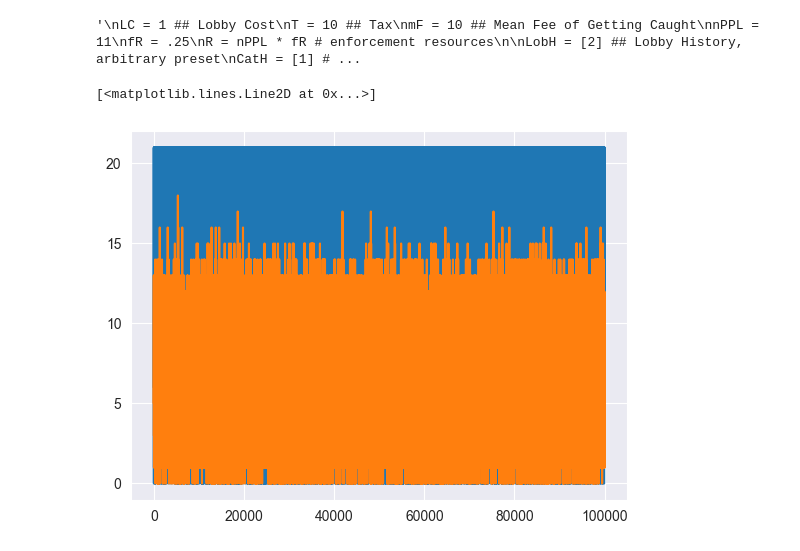
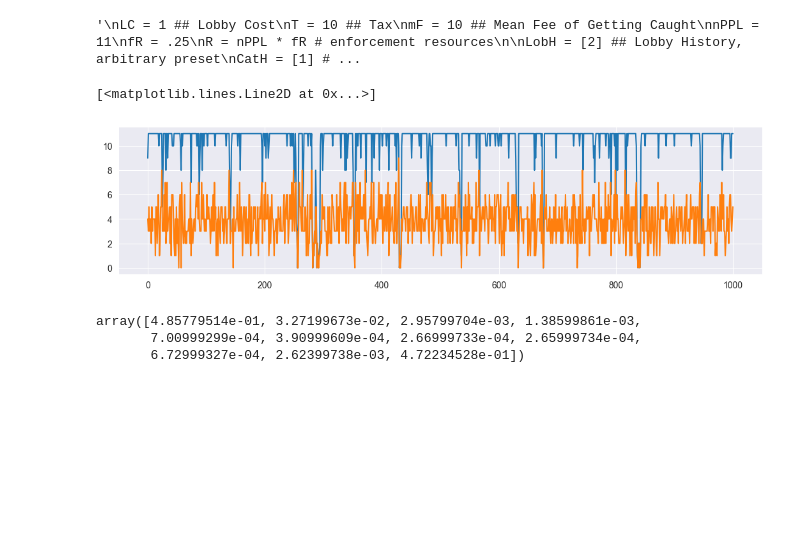
Before and after one commit to JTayMilli/391X, a Jupyter notebook: BoringDynamics.ipynb, the cells around one changed output. Cells and saved outputs as stored; diff of their text form; code cells hidden in the pictures; blank space fills up the shorter version.

```diff
--- a/BoringDynamics.ipynb
+++ b/BoringDynamics.ipynb
@@ -54,10 +61,10 @@ def it(LobH, CatH, LC, T, mF, nPPL, fR):
     LobH.append(0)
     CatH.append(0)
     for i in range(0,nPPL+1):
-        if -T < (ps * -LC) + ((1-ps) * (-T - LC - (mF * np.random.normal(loc = 1, scale = 1.5)))):
+        if -T < (ps * -LC) + ((1-ps) * (-T - LC - (np.random.normal(loc = mF, scale = 1)))):
             LobH[t] = LobH[t] + 1
 
-    for i in range(0,LobH[t]+1):
+    for i in range(0,LobH[t]):
         if random.random() < pCat(nPPL = nPPL, fR = fR, LobH = LobH):
             CatH[t] = CatH[t] + 1
 # %%
@@ -72,0 +82,7 @@ def set(LC, T, mF, nPPL, fR, itr):
+# %%
+plt.figure(figsize=(13, 3))
+plt.plot(LobH)
+plt.plot(CatH)
+# %% [output]
+[<matplotlib.lines.Line2D at 0x...>]
+[figure, added]
@@ -73,14 +112,6 @@ def set(LC, T, mF, nPPL, fR, itr):
 # %%
-
-fR = .5
-LC = 1
-T = 15
-mF = 5
-nPPL = 20
-LobH, CatH = set(LC = LC, T = T, mF = mF, nPPL = nPPL, fR = fR, itr = 100000)
+DynPDF(fR = .5, LC = 1, T = 15, mF = 5, nPPL = 10, itr = 100000)[0]
+# %% [output]
+array([4.85779514e-01, 3.27199673e-02, 2.95799704e-03, 1.38599861e-03,
+       7.00999299e-04, 3.90999609e-04, 2.66999733e-04, 2.65999734e-04,
+       6.72999327e-04, 2.62399738e-03, 4.72234528e-01])
-# %%
-plt.plot(LobH)
-plt.plot(CatH)
-# %% [output]
-[<matplotlib.lines.Line2D at 0x...>]
-[figure, removed]
```
Also changed, not shown: parts of 15 cells of this notebook, 1 other file.
